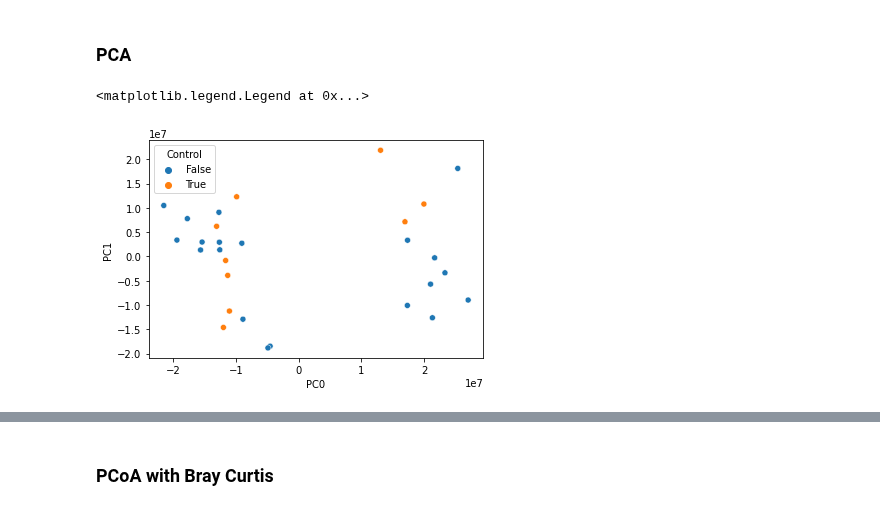
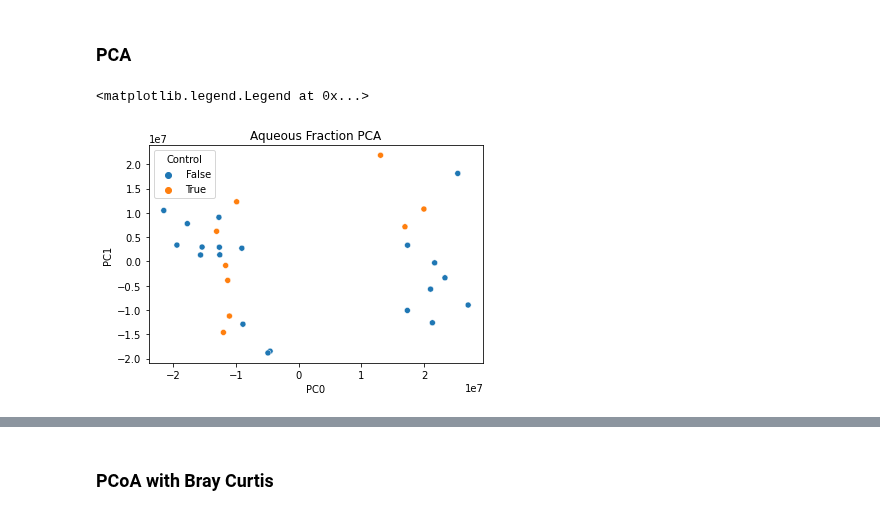
Before and after one commit to sterrettJD/GT-micro-metabo, a Jupyter notebook: analysis/GT_in_plasma.ipynb, the cells around one changed output, grey strips where cells are left out. Saved outputs shown, nothing was run; the diff lists cells and outputs as text; code cells hidden in the pictures.

```diff
--- a/analysis/GT_in_plasma.ipynb
+++ b/analysis/GT_in_plasma.ipynb
@@ -118,8 +118,8 @@ aqueous_pca_res = aqueous_pca.fit_transform(raw_aqueous.drop(metabo_info_cols,
 # %%
 ax = sns.scatterplot(x=aqueous_pca_res[:,0], y=aqueous_pca_res[:,1],
                      hue=metabo_metadata["PID"]=="Control")
-ax.set(xlabel="PC0", ylabel="PC1")
+ax.set(xlabel="PC0", ylabel="PC1", title="Aqueous Fraction PCA")
 plt.legend(title="Control")
 # %% [output]
 <matplotlib.legend.Legend at 0x...>
-[figure, old version]
+[figure, new version]
```
Also changed, not shown: parts of 5 cells of this notebook.
